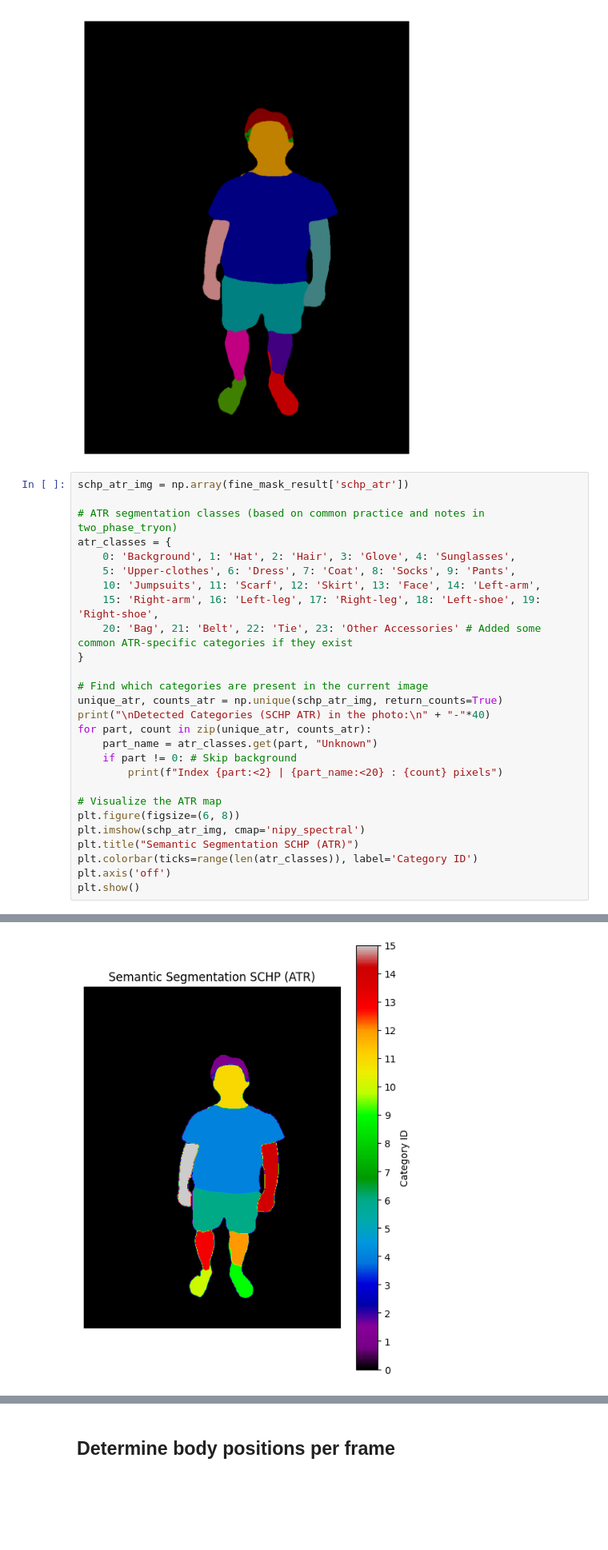
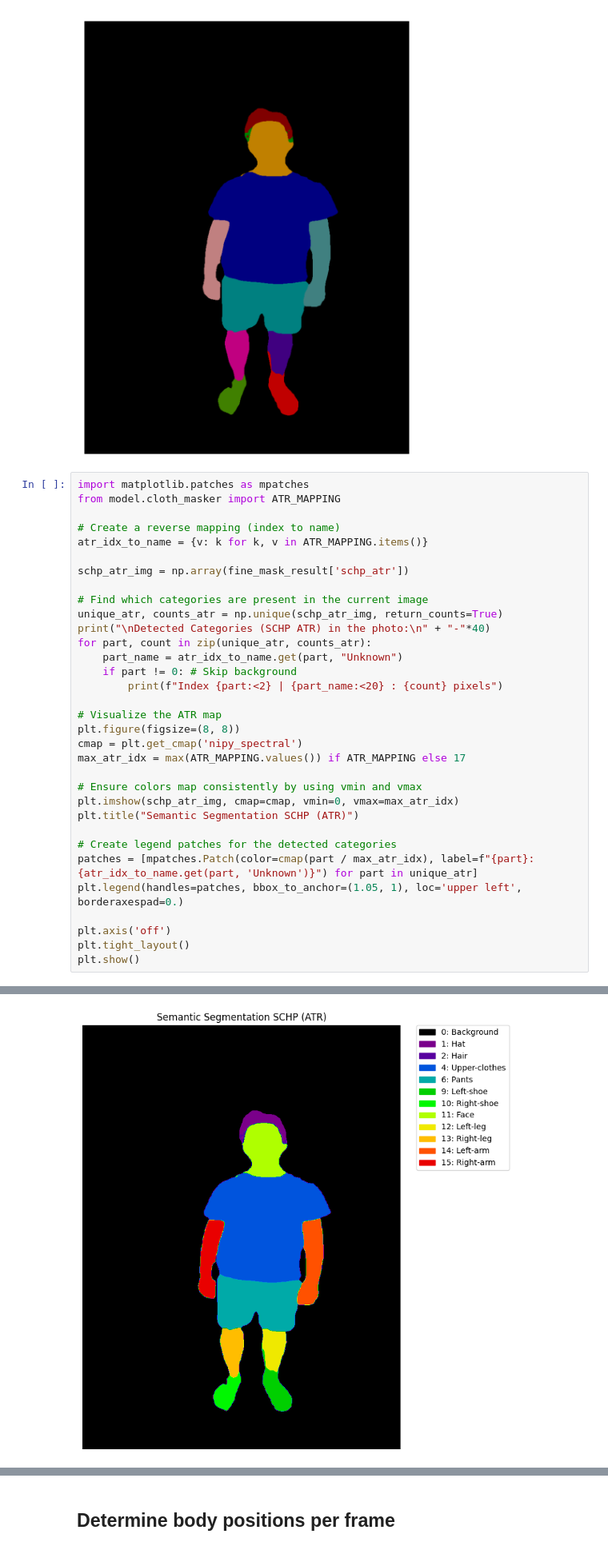
Before and after one commit to Eikthyrnir/CatVTON_3DGS, a Jupyter notebook: CatVTON_sandbox.ipynb, the cells around one changed output, grey strips where cells are left out. Shown at 80% size. Drawn from its saved outputs; the diff is of its cells as text; blank space fills up the shorter version.

```diff
--- a/CatVTON_sandbox.ipynb
+++ b/CatVTON_sandbox.ipynb
@@ -594,31 +592,37 @@ Key: schp_lip
 Key: schp_atr
 [figure]
 # %%
+import matplotlib.patches as mpatches
+from model.cloth_masker import ATR_MAPPING
+
+# Create a reverse mapping (index to name)
+atr_idx_to_name = {v: k for k, v in ATR_MAPPING.items()}
+
 schp_atr_img = np.array(fine_mask_result['schp_atr'])
-
-# ATR segmentation classes (based on common practice and notes in two_phase_tryon)
-atr_classes = {
-    0: 'Background', 1: 'Hat', 2: 'Hair', 3: 'Glove', 4: 'Sunglasses',
-    5: 'Upper-clothes', 6: 'Dress', 7: 'Coat', 8: 'Socks', 9: 'Pants',
-    10: 'Jumpsuits', 11: 'Scarf', 12: 'Skirt', 13: 'Face', 14: 'Left-arm',
-    15: 'Right-arm', 16: 'Left-leg', 17: 'Right-leg', 18: 'Left-shoe', 19: 'Right-shoe',
-    20: 'Bag', 21: 'Belt', 22: 'Tie', 23: 'Other Accessories' # Added some common ATR-specific categories if they exist
-}
 
 # Find which categories are present in the current image
 unique_atr, counts_atr = np.unique(schp_atr_img, return_counts=True)
 print("\nDetected Categories (SCHP ATR) in the photo:\n" + "-"*40)
 for part, count in zip(unique_atr, counts_atr):
-    part_name = atr_classes.get(part, "Unknown")
+    part_name = atr_idx_to_name.get(part, "Unknown")
     if part != 0: # Skip background
         print(f"Index {part:<2} | {part_name:<20} : {count} pixels")
 
 # Visualize the ATR map
-plt.figure(figsize=(6, 8))
-plt.imshow(schp_atr_img, cmap='nipy_spectral')
+plt.figure(figsize=(8, 8))
+cmap = plt.get_cmap('nipy_spectral')
+max_atr_idx = max(ATR_MAPPING.values()) if ATR_MAPPING else 17
+
+# Ensure colors map consistently by using vmin and vmax
+plt.imshow(schp_atr_img, cmap=cmap, vmin=0, vmax=max_atr_idx)
 plt.title("Semantic Segmentation SCHP (ATR)")
-plt.colorbar(ticks=range(len(atr_classes)), label='Category ID')
+
+# Create legend patches for the detected categories
+patches = [mpatches.Patch(color=cmap(part / max_atr_idx), label=f"{part}: {atr_idx_to_name.get(part, 'Unknown')}") for part in unique_atr]
+plt.legend(handles=patches, bbox_to_anchor=(1.05, 1), loc='upper left', borderaxespad=0.)
+
 plt.axis('off')
+plt.tight_layout()
 plt.show()
 # %% [output]
 Detected Categories (SCHP ATR) in the photo:
@@ -635,6 +639,6 @@ Index 13 | Face                 : 4990 pixels
 Index 14 | Left-arm             : 8793 pixels
 Index 15 | Right-arm            : 6972 pixels
-[figure, old version]
+[figure, new version]
 # %%
 # Extracting Upper-clothes mask (index 5) from the schp_lip of the original front_person_img
 upper_clothes_mask_from_front_lip = (schp_lip_img == 5).astype(np.uint8) * 255
```
Also changed, not shown: parts of 3 cells of this notebook.
